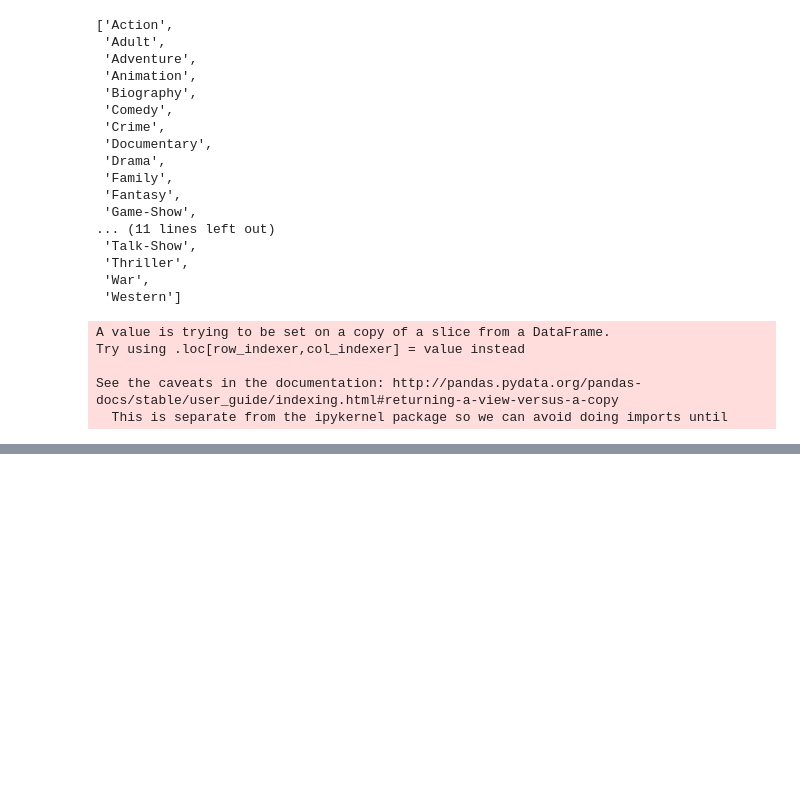
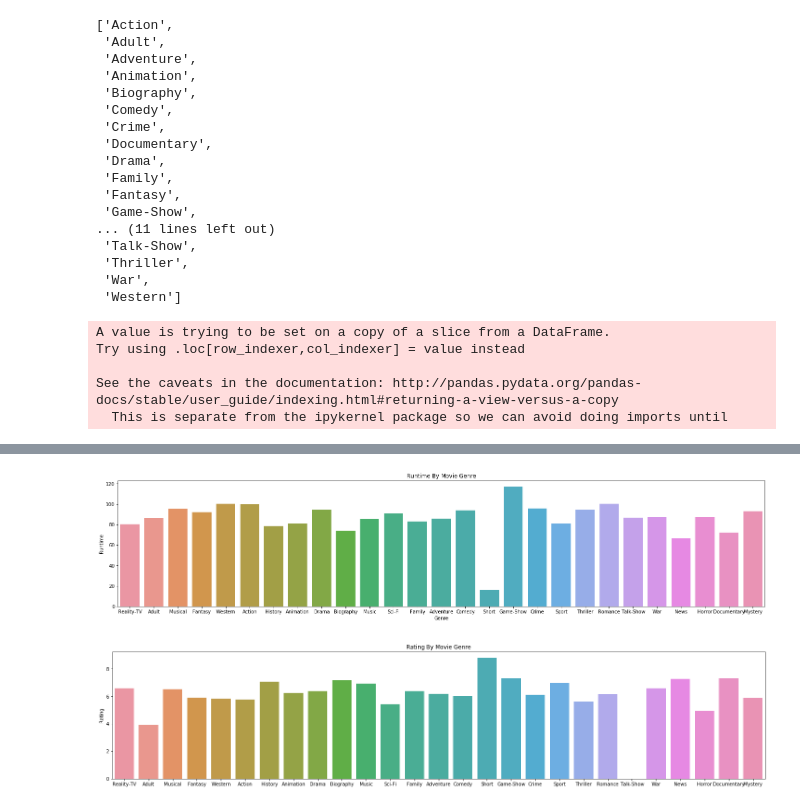
Before and after one commit to tjkim614/microsoft-movie-analysis, a Jupyter notebook: data-cleaning.ipynb, the cells around one changed output, grey strips where cells are left out. Cells and saved outputs as stored; diff of their text form; code cells hidden in the pictures; blank space fills up the shorter version.

```diff
--- a/data-cleaning.ipynb
+++ b/data-cleaning.ipynb
@@ -165,0 +248,23 @@ ndf4.head(2)
+# %%
+run_series = pd.Series(run_dict)
+rate_series = pd.Series(rat_dict)
+
+run_rate_df = pd.merge(run_series.rename('Runtime'), rate_series.rename('Rating'), right_index = True, left_index = True)
+
+run_rate_df = run_rate_df.T
+
+display(run_rate_df.head(5))
+
+fig = plt.figure(figsize = (25, 5))
+
+ax = sns.barplot(data = pd.DataFrame(run_rate_df.loc['Runtime']).T)
+ax.set_title('Runtime By Movie Genre')
+ax.set(ylabel='Runtime', xlabel='Genre')
+plt.show()
+
+fig2 = plt.figure(figsize = (25, 5))
+ax2 = sns.barplot(data = pd.DataFrame(run_rate_df.loc['Rating']).T)
+ax2.set_title('Rating By Movie Genre')
+ax2.set_ylabel('Rating')
+plt.show()
+# %% [output]
@@ -165,0 +274,2 @@ ndf4.head(2)
+[figure, added]
+[figure, added]
```
Also changed, not shown: parts of 54 cells of this notebook, 4 other files.
